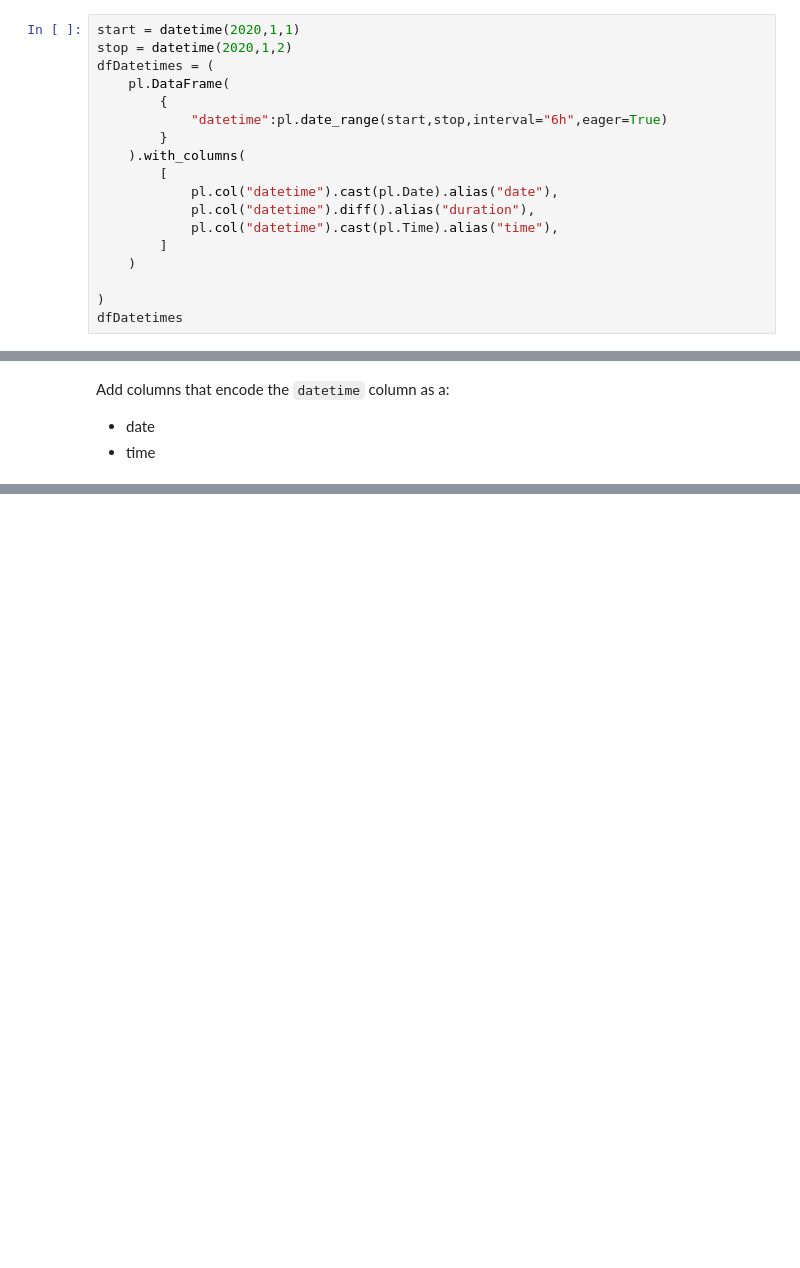
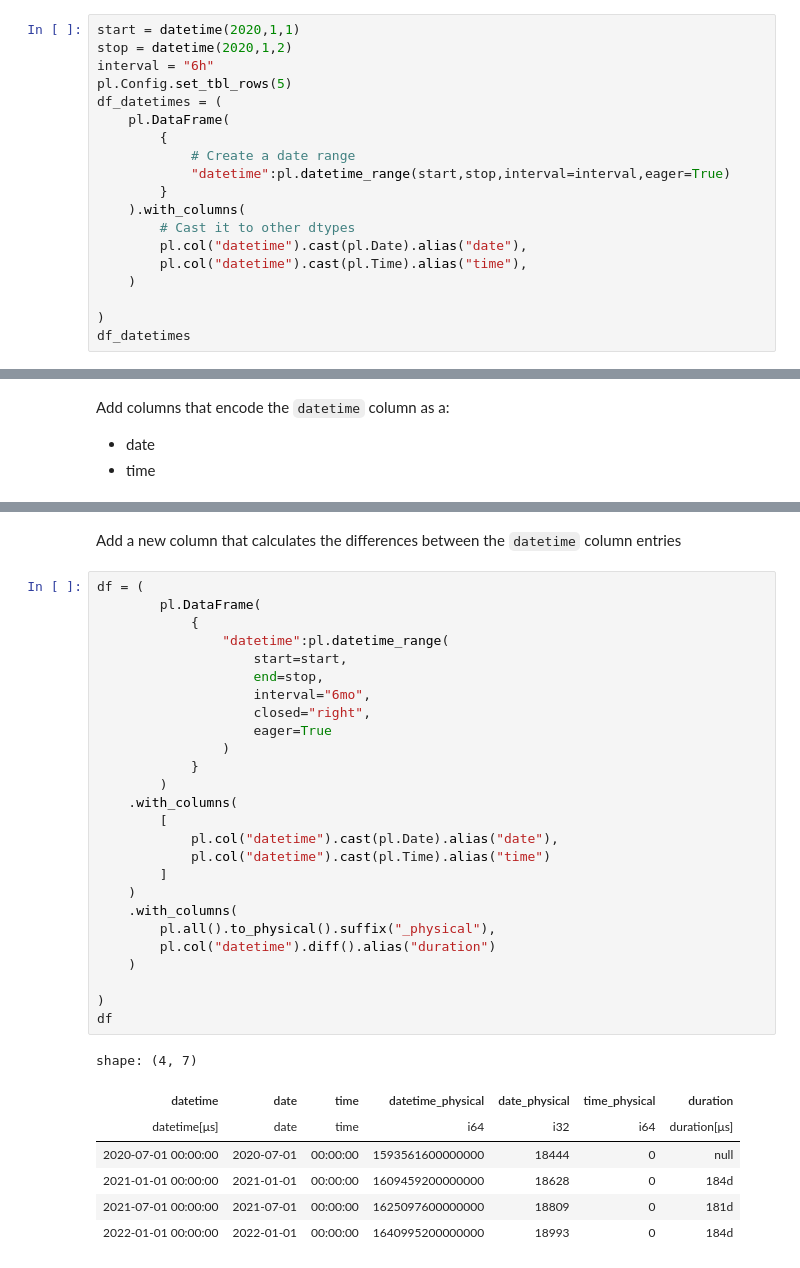
Before and after one commit to mattdube/polars-practice, a Jupyter notebook: notebooks/08_time_series/01-IntroTimeSeries.ipynb, the cells around one changed output, grey strips where cells are left out. Drawn from its saved outputs; the diff is of its cells as text; blank space fills up the shorter version.

Commit message:
udpated course notebooks - not data

```diff
--- a/notebooks/08_time_series/01-IntroTimeSeries.ipynb
+++ b/notebooks/08_time_series/01-IntroTimeSeries.ipynb
@@ -117,18 +60,19 @@ We subtract successive values in the column of datetimes with `diff` to get a `p
 # %%
 start = datetime(2020,1,1)
 stop = datetime(2020,1,2)
-dfDatetimes = (
+interval = "6h"
+pl.Config.set_tbl_rows(5)
+df_datetimes = (
     pl.DataFrame(
         {
-            "datetime":pl.date_range(start,stop,interval="6h",eager=True)
+            # Create a date range
+            "datetime":pl.datetime_range(start,stop,interval=interval,eager=True)
         }
     ).with_columns(
-        [
-            pl.col("datetime").cast(pl.Date).alias("date"),
-            pl.col("datetime").diff().alias("duration"),
-            pl.col("datetime").cast(pl.Time).alias("time"),
-        ]
+        # Cast it to other dtypes
+        pl.col("datetime").cast(pl.Date).alias("date"),
+        pl.col("datetime").cast(pl.Time).alias("time"),
     )
 
 )
-dfDatetimes
+df_datetimes
@@ -295,0 +357,36 @@ df
+# %% [markdown]
+Add a new column that calculates the differences between the `datetime` column entries
+# %%
+df = (
+        pl.DataFrame(
+            {
+                "datetime":pl.datetime_range(
+                    start=start,
+                    end=stop,
+                    interval="6mo",
+                    closed="right",
+                    eager=True
+                )
+            }
+        )
+    .with_columns(
+        [
+            pl.col("datetime").cast(pl.Date).alias("date"),
+            pl.col("datetime").cast(pl.Time).alias("time")
+        ]
+    )
+    .with_columns(
+        pl.all().to_physical().suffix("_physical"),
+        pl.col("datetime").diff().alias("duration")
+    )
+
+)
+df
+# %% [output]
+shape: (4, 7)
+| datetime | date | time | datetime_physical | date_physical | time_physical | duration |
+| datetime[μs] | date | time | i64 | i32 | i64 | duration[μs] |
+| 2020-07-01 00:00:00 | 2020-07-01 | 00:00:00 | 1593561600000000 | 18444 | 0 | null |
+| 2021-01-01 00:00:00 | 2021-01-01 | 00:00:00 | 1609459200000000 | 18628 | 0 | 184d |
+| 2021-07-01 00:00:00 | 2021-07-01 | 00:00:00 | 1625097600000000 | 18809 | 0 | 181d |
+| 2022-01-01 00:00:00 | 2022-01-01 | 00:00:00 | 1640995200000000 | 18993 | 0 | 184d |
```
Also changed, not shown: parts of 33 cells of this notebook, 39 other files.
